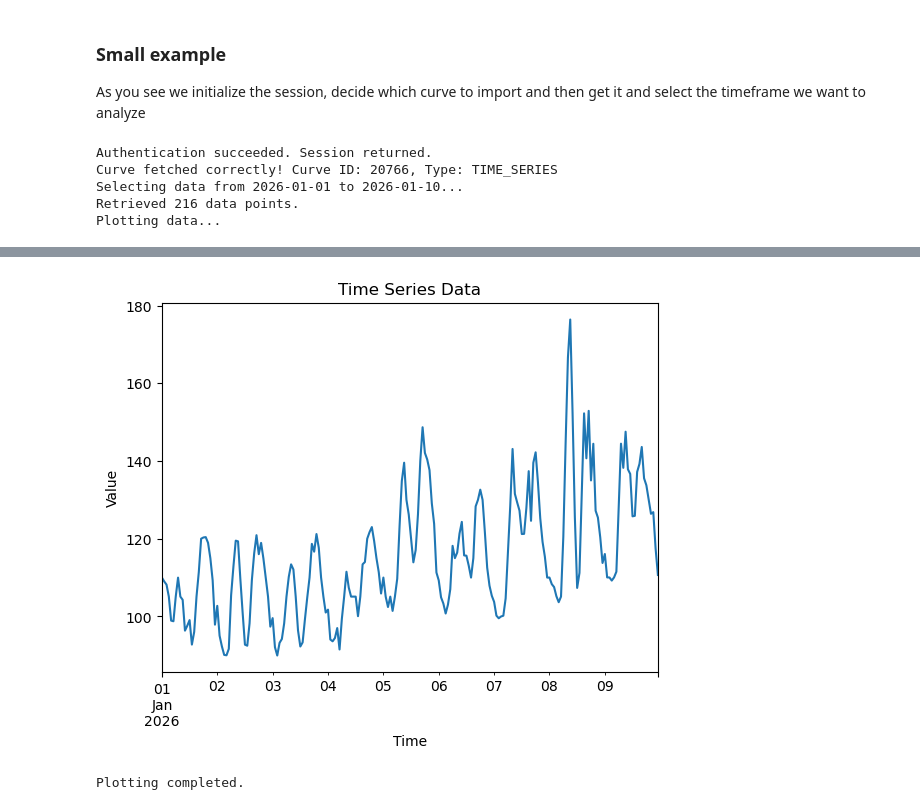
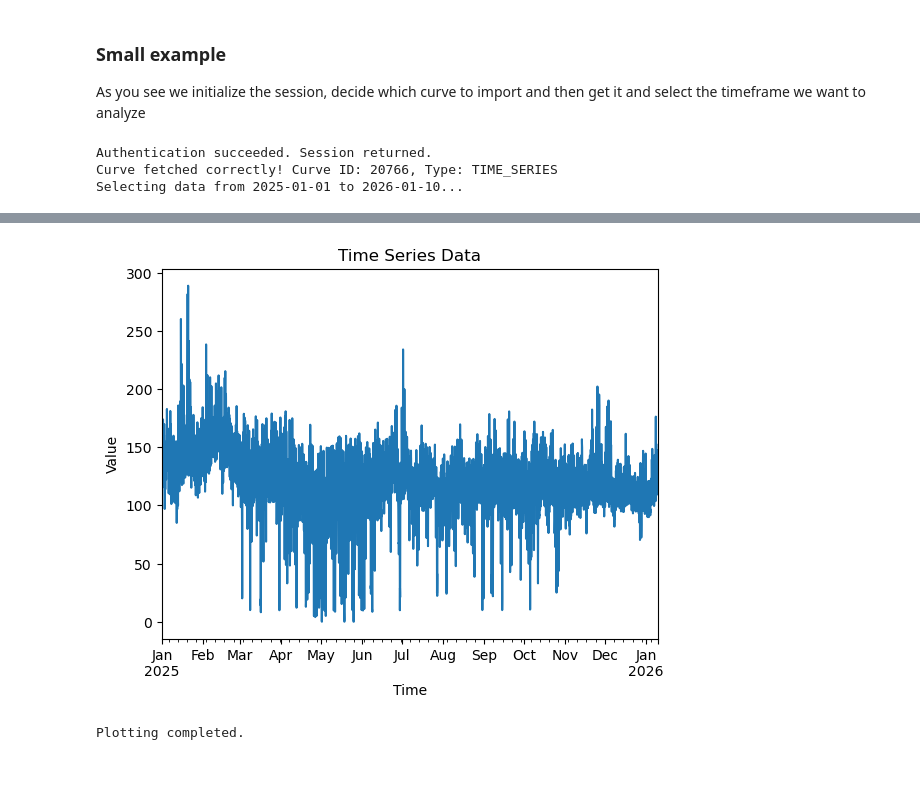
Before and after one commit to xFlappy/davos-jan-26-tacchini, a Jupyter notebook: code/analysis_testing.ipynb, the cells around one changed output, grey strips where cells are left out. Drawn from its saved outputs; the diff is of its cells as text; code cells hidden in the pictures; blank space fills up the shorter version.

```diff
--- a/code/analysis_testing.ipynb
+++ b/code/analysis_testing.ipynb
@@ -29,14 +35,12 @@ curve_name = 'pri it spot €/mwh cet h a'
 # get the curve object
 curve = get_curve(session, curve_name)
 # select data
-data_df = select_data(curve, data_from='2026-01-01', data_to='2026-01-10')
+data_df = select_data(curve, data_from='2025-01-01', data_to='2026-01-10')
 # print(data_df)
-
+print(data_df.index)
 # plot the data
 plot_dataframe(data_df)
 # %% [output]
 Authentication succeeded. Session returned.
 Curve fetched correctly! Curve ID: 20766, Type: TIME_SERIES
-Selecting data from 2026-01-01 to 2026-01-10...
-Retrieved 216 data points.
-Plotting data...
+Selecting data from 2025-01-01 to 2026-01-10...
@@ -43,2 +61,2 @@ Plotting data...
-[figure, old version]
+[figure, new version]
-Plotting completed.
+Plotting completed.
```
Also changed, not shown: parts of 8 cells of this notebook, 3 other files.
